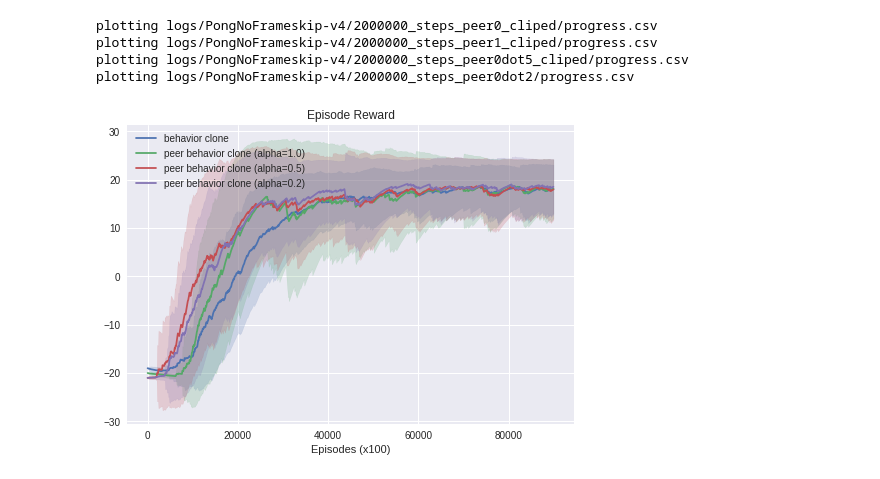
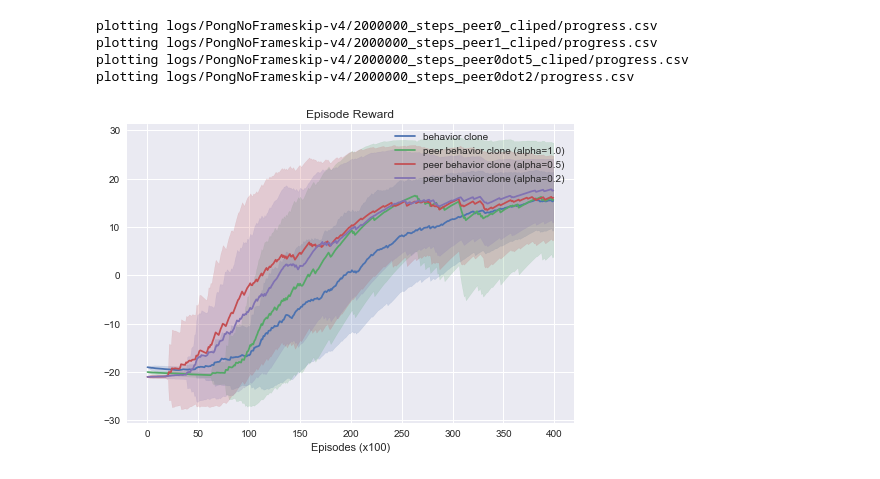
Before and after one commit to gohsyi/peer_bc_ct, a Jupyter notebook: plotter.ipynb, the cells around one changed output. Cells and saved outputs as stored; diff of their text form; code cells hidden in the pictures.

```diff
--- a/plotter.ipynb
+++ b/plotter.ipynb
@@ -40,17 +0,0 @@ def plot_one_line(y, color=None, label=None):
-# %%
-from stable_baselines.results_plotter import COLORS
-
-def plot(*paths, **kargs):
-    for (path, label, color) in paths:
-        csv = pd.read_csv(os.path.join(path, 'progress.csv'))
-#         pdf_path = os.path.join(path, 'ep_reward.pdf')
-#         png_path = os.path.join(path, 'ep_reward.png')
-        plot_one_line(csv[kargs['column']], color=color, label=label)
-        print('plotting', os.path.join(path, 'progress.csv'))
-
-    plt.title(kargs['title'])
-    plt.xlabel(kargs['xlabel'])
-    plt.legend()
-    plt.grid(color='white')
-    plt.savefig(os.path.join(path, 'reward.png'))
-    plt.show()
@@ -89,15 +96,24 @@ FileNotFoundError: [Errno 2] File logs/PongNoFrameskip-v4/2000000_steps_peer0/pr
 # %%
 plot(
-    ('logs/PongNoFrameskip-v4/2000000_steps_peer0_cliped/', 'behavior clone', 'C0'),
-    ('logs/PongNoFrameskip-v4/2000000_steps_peer1_cliped/', 'peer behavior clone (alpha=1.0)', 'C1'),
-    ('logs/PongNoFrameskip-v4/2000000_steps_peer0dot5_cliped/', 'peer behavior clone (alpha=0.5)', 'C2'),
-    # ('logs/PongNoFrameskip-v4/2000000_steps_peer1dot5_cliped/', 'peer behavior clone (alpha=1.5)', 'C3'),
-    ('logs/PongNoFrameskip-v4/2000000_steps_peer0dot2/', 'peer behavior clone (alpha=0.2)', 'C3'),
-    column='ep_reward_mean', xlabel='Episodes (x100)', title='Episode Reward'
+    {
+        'path': 'logs/PongNoFrameskip-v4/2000000_steps_peer0_cliped/',
+        'label': 'behavior clone',
+    }, {
+        'path': 'logs/PongNoFrameskip-v4/2000000_steps_peer1_cliped/',
+        'label': 'peer behavior clone (alpha=1.0)',
+    }, {
+        'path': 'logs/PongNoFrameskip-v4/2000000_steps_peer0dot5_cliped/',
+        'label': 'peer behavior clone (alpha=0.5)',
+    }, {
+        'path': 'logs/PongNoFrameskip-v4/2000000_steps_peer0dot2/',
+        'label': 'peer behavior clone (alpha=0.2)',
+    },
+    column='ep_reward_mean', xlabel='Episodes (x100)', title='Episode Reward',
+    episodes=400,
 )
 # %% [output]
 plotting logs/PongNoFrameskip-v4/2000000_steps_peer0_cliped/progress.csv
 plotting logs/PongNoFrameskip-v4/2000000_steps_peer1_cliped/progress.csv
 plotting logs/PongNoFrameskip-v4/2000000_steps_peer0dot5_cliped/progress.csv
 plotting logs/PongNoFrameskip-v4/2000000_steps_peer0dot2/progress.csv
-[figure, old version]
+[figure, new version]
```
Also changed, not shown: parts of 11 cells of this notebook, 1 other file.
